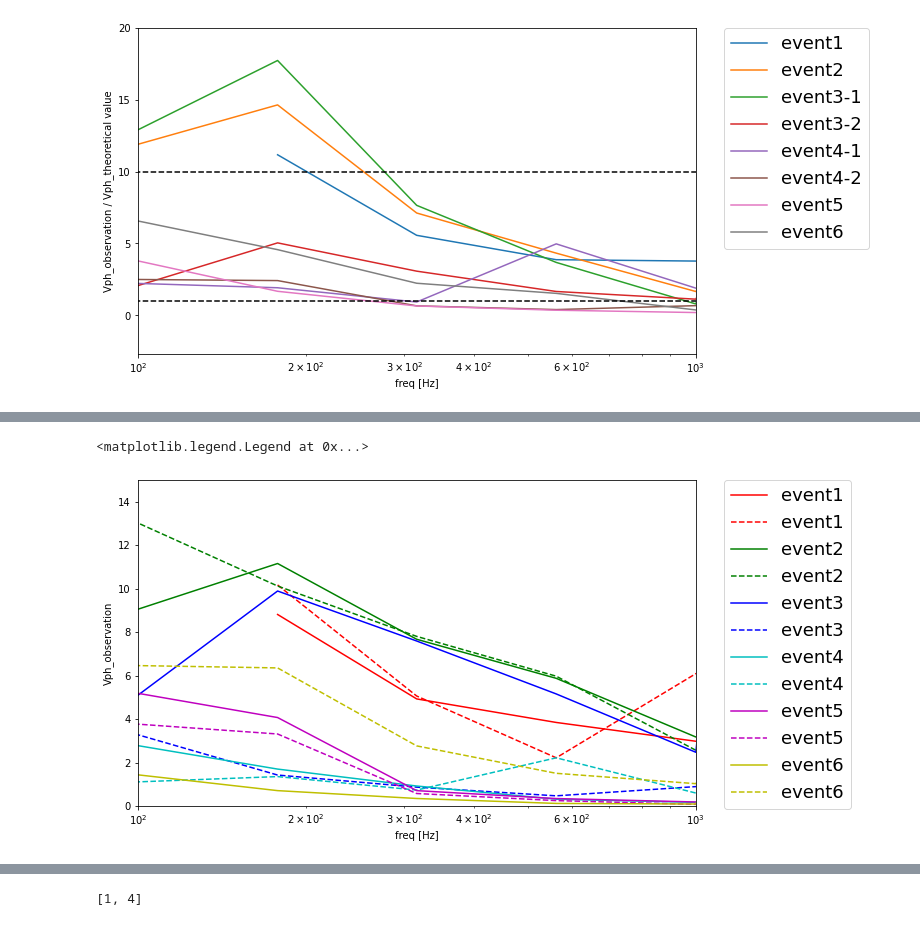
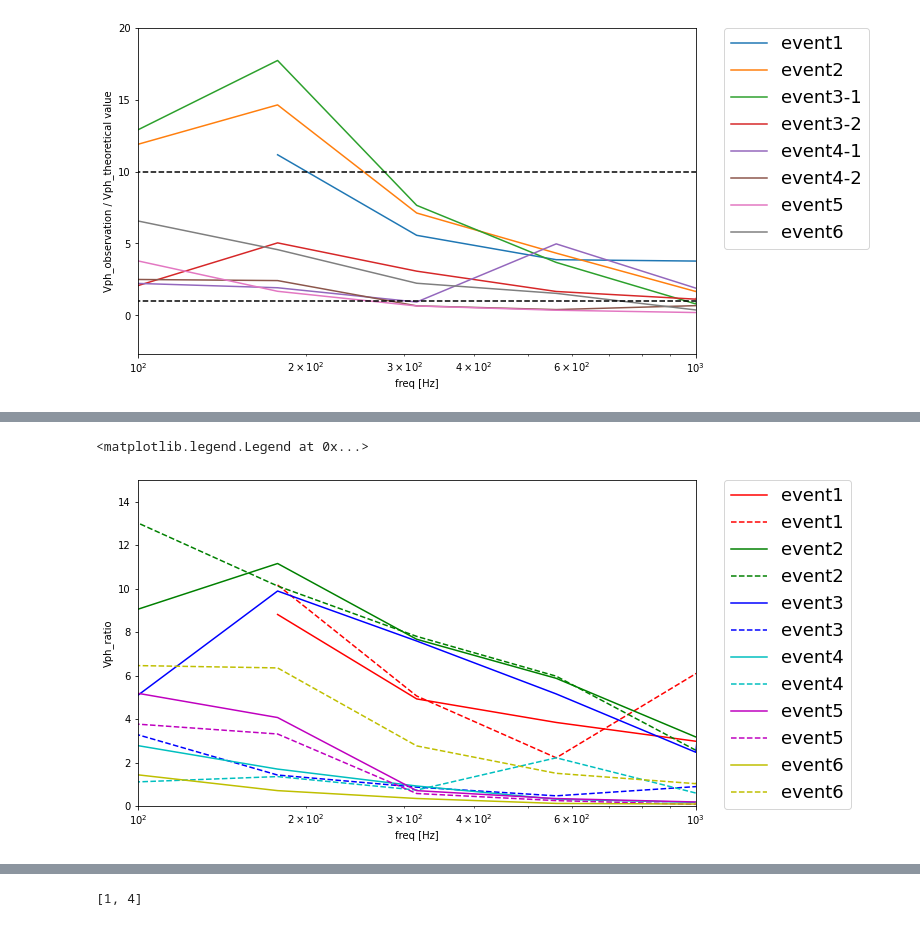
Before and after one commit to shuji-onosawa/Akebono_analysis_old, a Jupyter notebook: VLF_mca/ishigaya_extend.ipynb, the cells around one changed output, grey strips where cells are left out. Saved outputs shown, nothing was run; the diff lists cells and outputs as text; code cells hidden in the pictures.

```diff
--- a/VLF_mca/ishigaya_extend.ipynb
+++ b/VLF_mca/ishigaya_extend.ipynb
@@ -214,7 +214,8 @@ ion_ratio =  [[0.46, 0.11, 0.43],
 Vph_obs = []
 Vph_dr  = []
 Vph_ratio = []
-
+Eobs = []
+Bobs = []
 
 for i in range(6):
     trange = tranges[i]
@@ -269,12 +270,15 @@ for i in range(6):
 
     freq_range = Epwr.v
     w_range = 2*np.pi*freq_range
+    print(pyspedas.time_string(Times[idx1]), pyspedas.time_string(Times[idx2]))
 
     theta = 0
     for k in range(2):
         kL1, kL2, kR1, kR2, kl1, kl2 = dispersion(theta, w_range, ne, nh, nhe, no, B0[k])
         Vph_dr.append((w_range/kR2).tolist())
         Vph_obs.append((Eamp[k]/Bamp[k] *1e9).tolist())
+        Eobs.append(Eamp[k].tolist())
+        Bobs.append(Bamp[k].tolist())
 # %% [output]
 tinterpol (linear) was applied to: Bmdl_x
 tinterpol (linear) was applied to: Bmdl_y
@@ -297,18 +307,18 @@ tinterpol (linear) was applied to: Bmdl_z
 # %%
 
 Vph_ratio = np.array(Vph_obs)/np.array(Vph_dr)
 colorlist = ["r", "g", "b", "c", "m", "y"]
 plt.figure(figsize=(10, 6))
 for i in range(6):
     plt.plot(freq_range, Vph_ratio[2*i], label='event'+str(i+1), color=colorlist[i])
     plt.plot(freq_range, Vph_ratio[2*i+1], label='event'+str(i+1), color=colorlist[i], linestyle='dashed')
 plt.xscale('log')
 #plt.yscale('log')
 plt.xlabel('freq [Hz]')
-plt.ylabel('Vph_observation')
+plt.ylabel('Vph_ratio')
 plt.ylim(0,15)
 plt.xlim(100, 1000)
 plt.legend(bbox_to_anchor=(1.05, 1), loc='upper left', borderaxespad=0, fontsize=18)
 # %% [output]
 <matplotlib.legend.Legend at 0x...>
-[figure, old version]
+[figure, new version]
```
Also changed, not shown: parts of 7 cells of this notebook, 3 other files.
